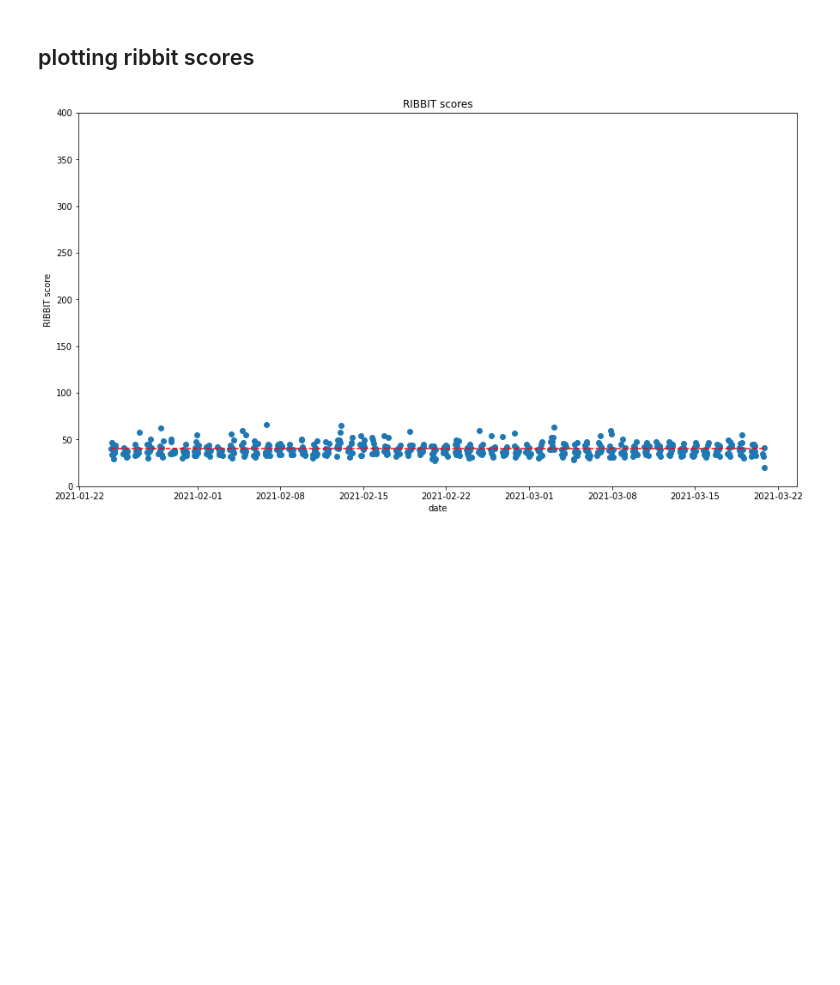
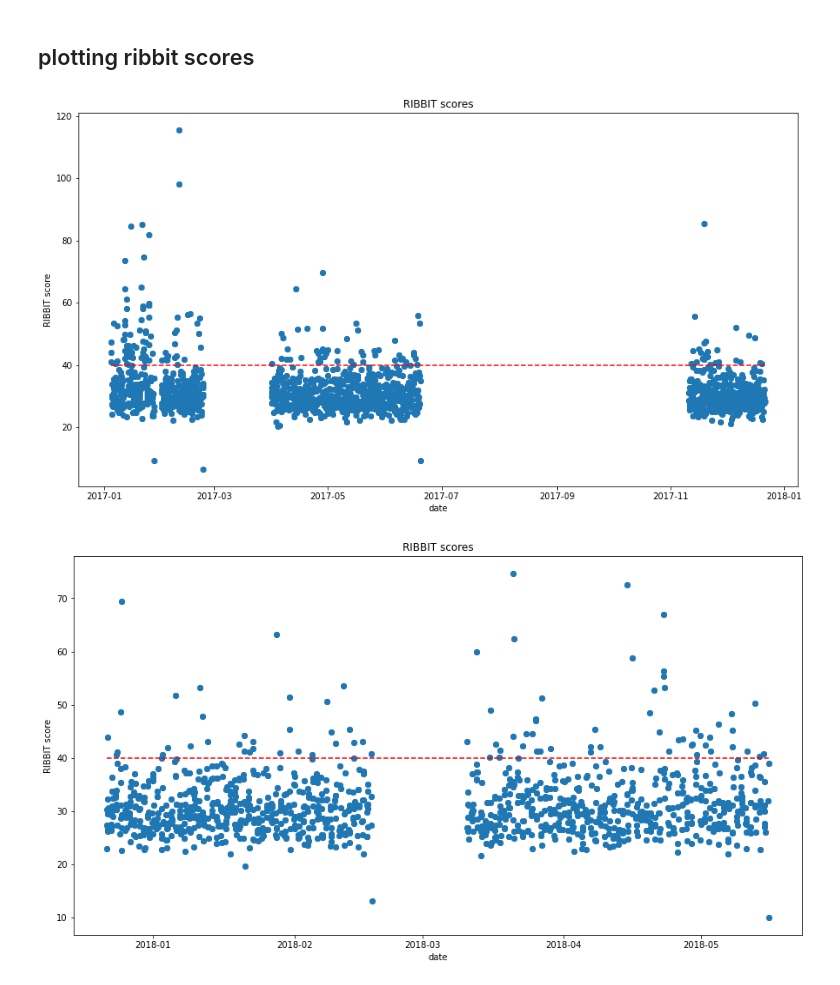
Before and after one commit to mayalapp/ga-frog-id, a Jupyter notebook: python-ribbit/data_cleaning.ipynb, the cells around one changed output. Drawn from its saved outputs; the diff is of its cells as text; code cells hidden in the pictures; blank space fills up the shorter version.

```diff
--- a/python-ribbit/data_cleaning.ipynb
+++ b/python-ribbit/data_cleaning.ipynb
@@ -26,7 +26,7 @@ pd.set_option('display.precision', 2)
 ## read in RIBBIT scores and basic cleaning
 # %%
 # folder with ribbit scores of interest
-ribbit_folder = "ribbit_scores_2020_01_20"
+ribbit_folder = "ribbit_scores_2022_01_21"
 
 #creates list of all cdv ribbit files to concatonate into one df of all ribbit scores
 all_files = glob(ribbit_folder + "/*.csv")
@@ -41,6 +41,10 @@ rs_df = pd.concat(ribbit_list, axis=0, ignore_index=True) # translates list into
 
 rs_df = rs_df.rename(columns={"Unnamed: 0" : "file_path"})
 
-# use file_path to create column with date and time of file #Note (todo):4 files with _Lcapito at end did not get date inputted
-rs_df['date'] = pd.to_datetime(test_df.file_path.str[-19:-4], format='%Y%m%d_%H%M%S', errors='coerce')
-# rs_df.sort_values('date')[-5:-1] # files without dates
+# use file_path to create column with date and time of file
+rs_df['date'] = pd.to_datetime(rs_df.file_path.str[-19:-4], format='%Y%m%d_%H%M%S', errors='coerce')
+
+# add in manually determined files
+tr_df = pd.read_csv("./training_data.csv")
+rs_df = pd.merge(rs_df, tr_df, on=['pond', 'file_path'], how = "left")
+# todo: add that if file starts with "Lcapito", Lcapito = 1
@@ -49,32 +69,34 @@ rs_df['date'] = pd.to_datetime(test_df.file_path.str[-19:-4], format='%Y%m%d_%H%
 # %%
 def plot_rs(pond_no = "all", year = "all"):
 
     plot_data = rs_df
 
     if pond_no != "all":
         plot_data = plot_data[plot_data['pond'] == pond_no]
 
     if year != "all":
         plot_data = plot_data[plot_data['year'] == year]
 
 
 
     fig, ax = plt.subplots()  # a figure with a single Axes
     ax.scatter(plot_data['date'],plot_data['score'])
     ax.hlines(y = [40], xmin = plot_data.date.min(),
               xmax = plot_data.date.max(),
              colors = 'r', linestyles = '--')
     ax.set_xlabel('date')
     ax.set_ylabel('RIBBIT score')
     ax.set_title('RIBBIT scores')
-    ax.set_ylim(0,400)
+    #ax.set_ylim(0,400)
 
 
-plot_rs(pond_no = 398, year = 2021)
+for yr in range(2017,2022):
+    plot_rs(pond_no = 401, year = yr)
 #plot_rs(399)
 #plot_rs(400)
 #plot_rs(401)
 #plot_rs(402)
 #plot_rs(403)
 # %% [output]
-[figure, old version]
+[figure, new version]
+[figure, added]
```
Also changed, not shown: parts of 5 cells of this notebook, 21 other files.
